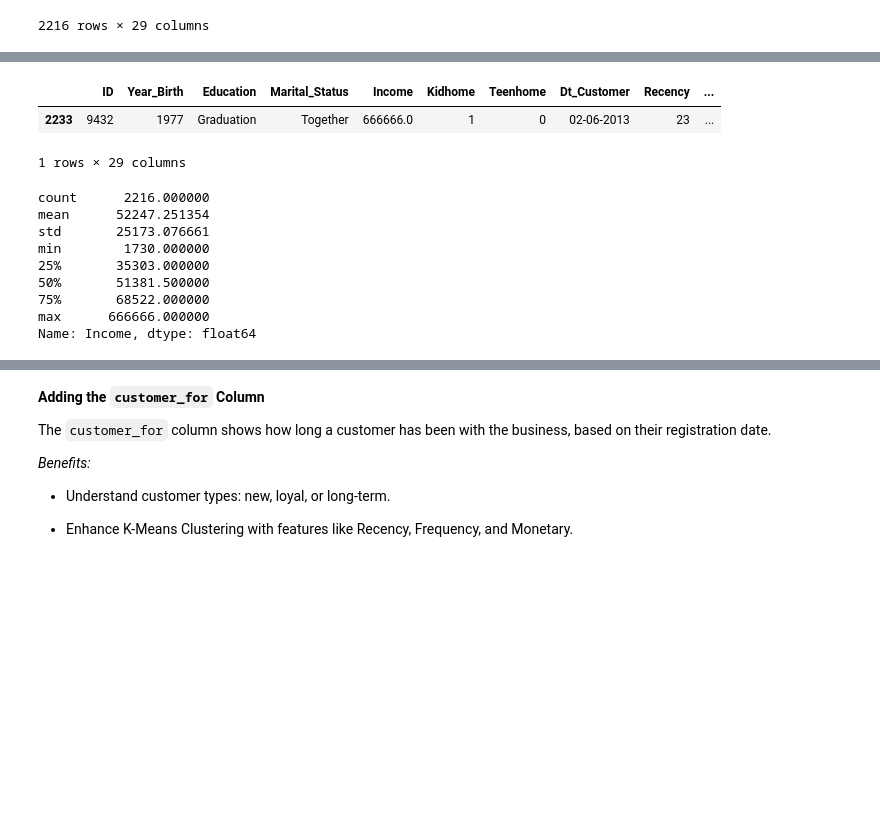
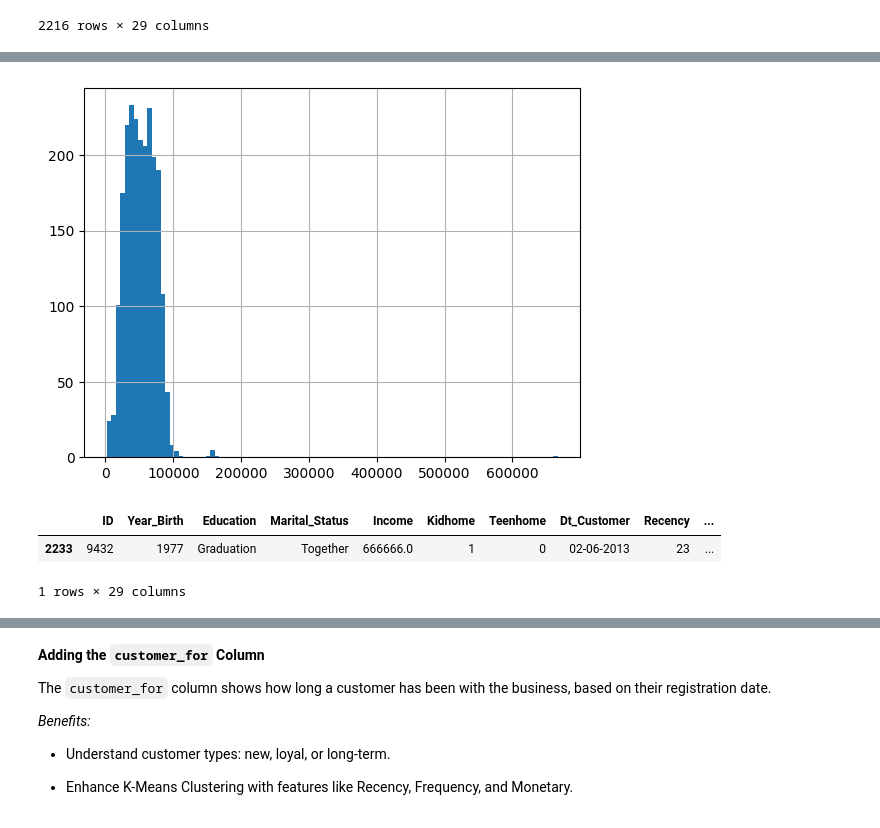
Before and after one commit to trucni2005/Customer-Segmentation-Analysis, a Jupyter notebook: customer_segmentation_analysis.ipynb, the cells around one changed output, grey strips where cells are left out. Drawn from its saved outputs; the diff is of its cells as text; code cells hidden in the pictures; blank space fills up the shorter version.

```diff
--- a/customer_segmentation_analysis.ipynb
+++ b/customer_segmentation_analysis.ipynb
@@ -213 +221,6 @@ plt.show()
+# %%
+cleaned_data['Income'].hist(bins=100)
+plt.show()
+# %% [output]
+[figure, added]
 # %%
@@ -220,16 +233,4 @@ outliers
 |  | ID | Year_Birth | Education | Marital_Status | Income | Kidhome | Teenhome | Dt_Customer | Recency | ... |
 | 2233 | 9432 | 1977 | Graduation | Together | 666666.0 | 1 | 0 | 02-06-2013 | 23 | ... |
 1 rows × 29 columns
-# %%
-data['Income'].describe()
-# %% [output]
-count      2216.000000
-mean      52247.251354
-std       25173.076661
-min        1730.000000
-25%       35303.000000
-50%       51381.500000
-75%       68522.000000
-max      666666.000000
-Name: Income, dtype: float64
 # %%
```
Also changed, not shown: parts of 22 cells of this notebook, 2 other files.
